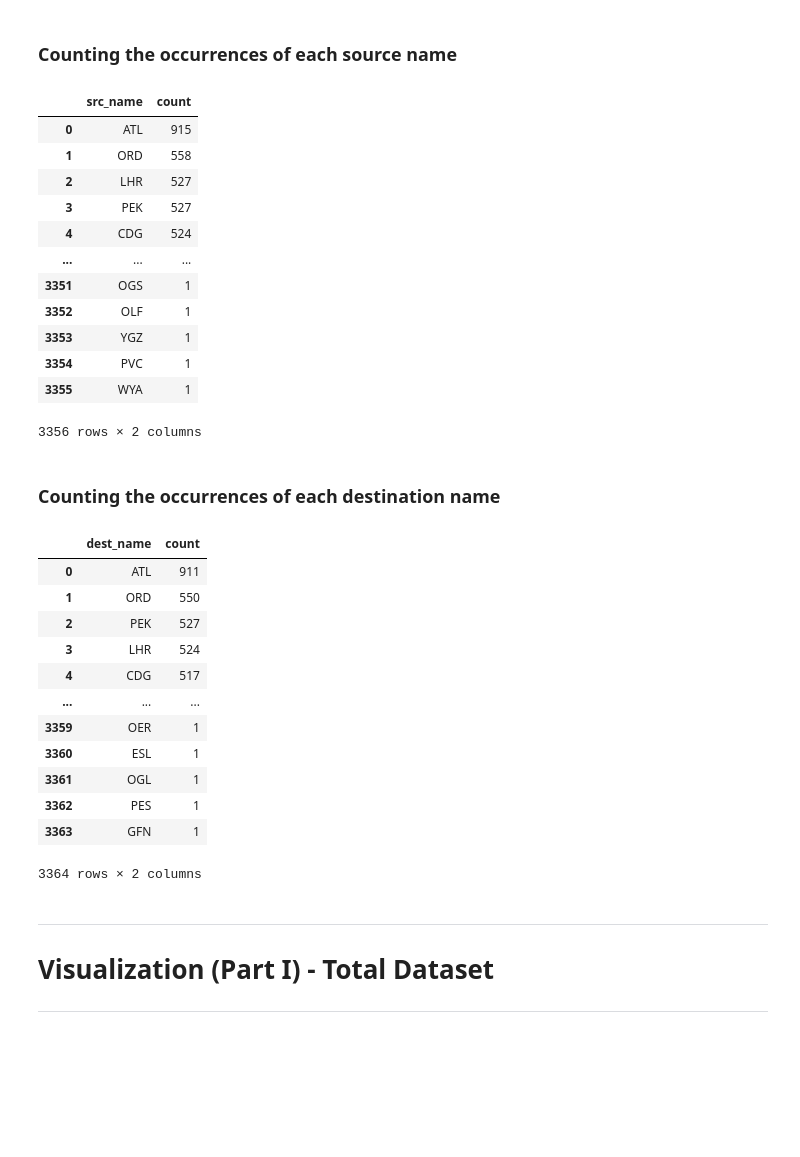
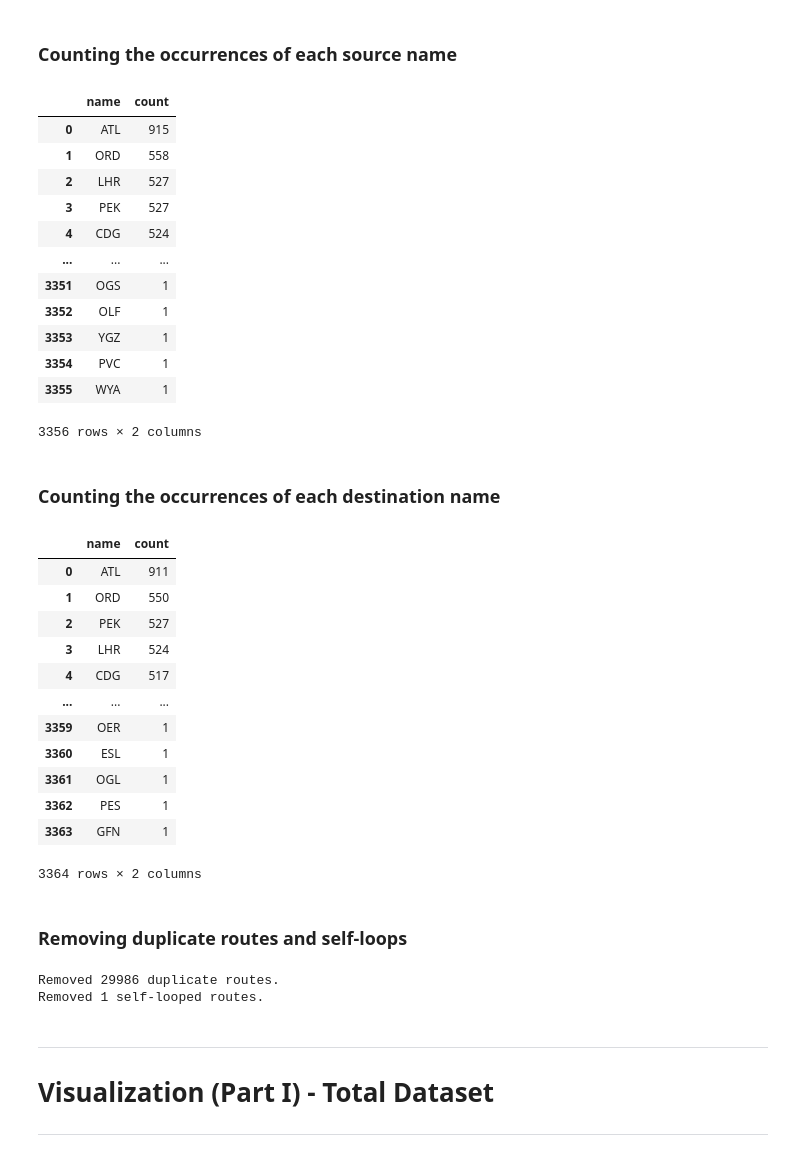
Before and after one commit to Vicente-Lorenzo/NetworkScience, a Jupyter notebook: project/research.ipynb, the cells around one changed output. Drawn from its saved outputs; the diff is of its cells as text; code cells hidden in the pictures; blank space fills up the shorter version.

```diff
--- a/project/research.ipynb
+++ b/project/research.ipynb
@@ -105,10 +103,10 @@ data
 ### Counting the occurrences of each source name
 # %%
 src_count = data["src_name"].value_counts().reset_index()
-src_count.columns = ["src_name", "count"]
+src_count.columns = ["name", "count"]
 src_count
 # %% [output]
-|  | src_name | count |
+|  | name | count |
 | 0 | ATL | 915 |
 | 1 | ORD | 558 |
 | 2 | LHR | 527 |
@@ -125,10 +123,10 @@ src_count
 ### Counting the occurrences of each destination name
 # %%
 dest_count = data["dest_name"].value_counts().reset_index()
-dest_count.columns = ["dest_name", "count"]
+dest_count.columns = ["name", "count"]
 dest_count
 # %% [output]
-|  | dest_name | count |
+|  | name | count |
 | 0 | ATL | 911 |
 | 1 | ORD | 550 |
 | 2 | PEK | 527 |
@@ -141,6 +139,21 @@ dest_count
 | 3362 | PES | 1 |
 | 3363 | GFN | 1 |
 3364 rows × 2 columns
+# %% [markdown]
+### Removing duplicate routes and self-loops
+# %%
+initial_count = len(data)
+data = data.drop_duplicates(subset=['src_name', 'dest_name'])
+final_count = len(data)
+print(f"Removed {initial_count - final_count} duplicate routes.")
+
+initial_count = len(data)
+data = data[data['src_name'] != data['dest_name']]
+final_count = len(data)
+print(f"Removed {initial_count - final_count} self-looped routes.")
+# %% [output]
+Removed 29986 duplicate routes.
+Removed 1 self-looped routes.
 # %% [markdown]
 ---
 # Visualization (Part I) - Total Dataset
```
Also changed, not shown: parts of 53 cells of this notebook, 9 other files.
